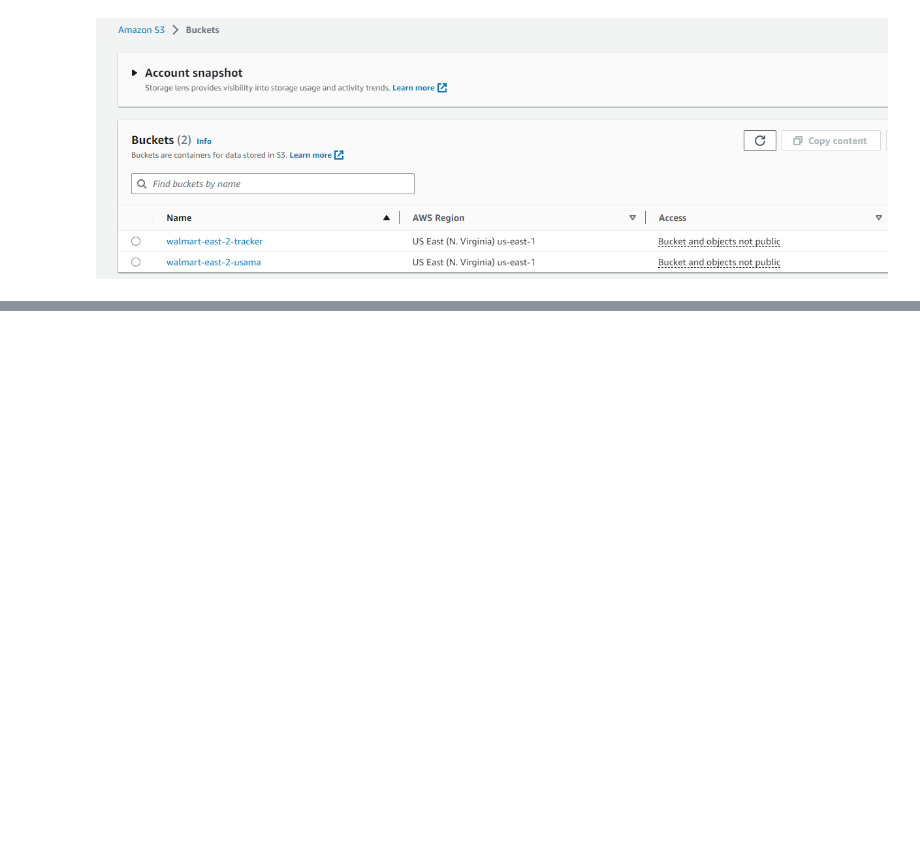
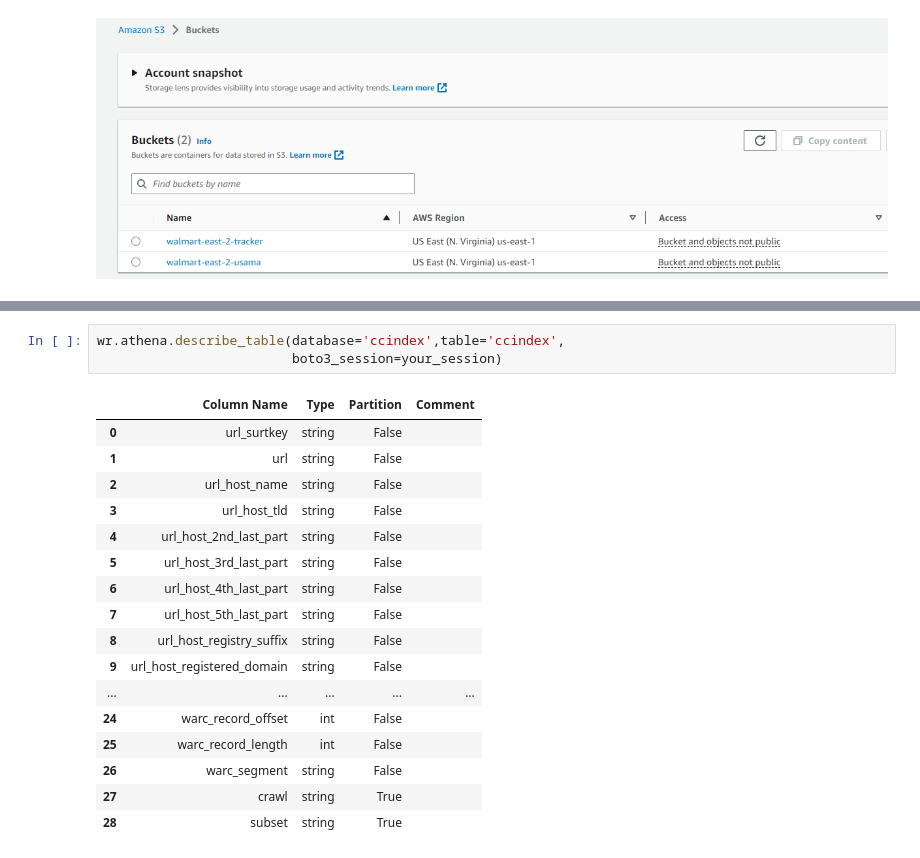
Before and after one commit to prathameshk30/GRA-Data-Engineering-Work, a Jupyter notebook: AWS_Boto_3/AWS Boto3 pipeline.ipynb, the cells around one changed output, grey strips where cells are left out. Drawn from its saved outputs; the diff is of its cells as text; blank space fills up the shorter version.

```diff
--- a/AWS_Boto_3/AWS Boto3 pipeline.ipynb
+++ b/AWS_Boto_3/AWS Boto3 pipeline.ipynb
@@ -148,0 +149,21 @@ data_partition_understand()
+# %%
+wr.athena.describe_table(database='ccindex',table='ccindex',
+                         boto3_session=your_session)
+# %% [output]
+|  | Column Name | Type | Partition | Comment |
+| 0 | url_surtkey | string | False |  |
+| 1 | url | string | False |  |
+| 2 | url_host_name | string | False |  |
+| 3 | url_host_tld | string | False |  |
+| 4 | url_host_2nd_last_part | string | False |  |
+| 5 | url_host_3rd_last_part | string | False |  |
+| 6 | url_host_4th_last_part | string | False |  |
+| 7 | url_host_5th_last_part | string | False |  |
+| 8 | url_host_registry_suffix | string | False |  |
+| 9 | url_host_registered_domain | string | False |  |
+| ... | ... | ... | ... | ... |
+| 24 | warc_record_offset | int | False |  |
+| 25 | warc_record_length | int | False |  |
+| 26 | warc_segment | string | False |  |
+| 27 | crawl | string | True |  |
+| 28 | subset | string | True |  |
```
Also changed, not shown: parts of 10 cells of this notebook.
